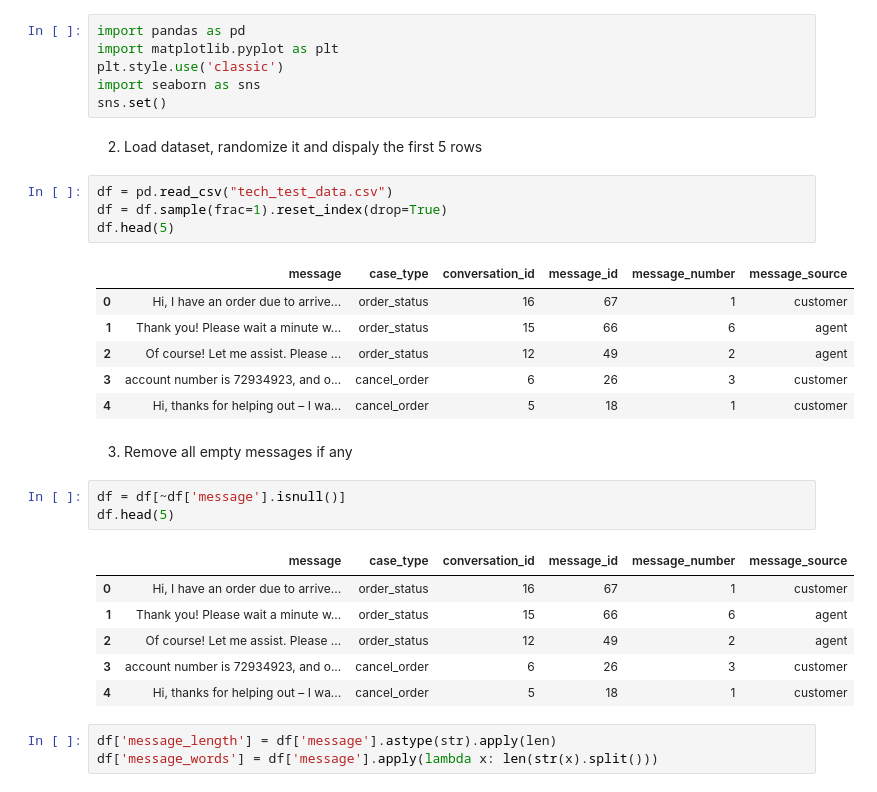
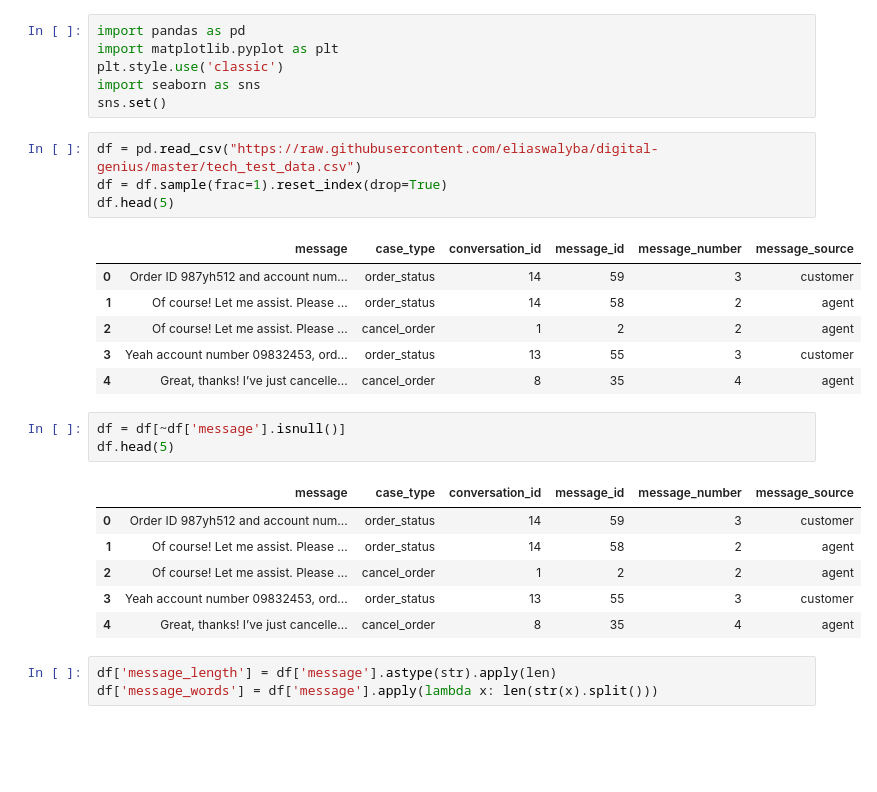
Before and after one commit to eliaswalyba/digital-genius, a Jupyter notebook: eda.ipynb, the cells around one changed output. Saved outputs shown, nothing was run; the diff lists cells and outputs as text; blank space fills up the shorter version.

```diff
--- a/eda.ipynb
+++ b/eda.ipynb
@@ -6,31 +7,27 @@ import matplotlib.pyplot as plt
 plt.style.use('classic')
 import seaborn as sns
 sns.set()
-# %% [markdown]
-2. Load dataset, randomize it and dispaly the first 5 rows
 # %%
-df = pd.read_csv("tech_test_data.csv")
+df = pd.read_csv("https://raw.githubusercontent.com/eliaswalyba/digital-genius/master/tech_test_data.csv")
 df = df.sample(frac=1).reset_index(drop=True)
 df.head(5)
 # %% [output]
 |  | message | case_type | conversation_id | message_id | message_number | message_source |
-| 0 | Hi, I have an order due to arrive... | order_status | 16 | 67 | 1 | customer |
-| 1 | Thank you! Please wait a minute w... | order_status | 15 | 66 | 6 | agent |
-| 2 | Of course! Let me assist. Please ... | order_status | 12 | 49 | 2 | agent |
-| 3 | account number is 72934923, and o... | cancel_order | 6 | 26 | 3 | customer |
-| 4 | Hi, thanks for helping out – I wa... | cancel_order | 5 | 18 | 1 | customer |
+| 0 | Order ID 987yh512 and account num... | order_status | 14 | 59 | 3 | customer |
+| 1 | Of course! Let me assist. Please ... | order_status | 14 | 58 | 2 | agent |
+| 2 | Of course! Let me assist. Please ... | cancel_order | 1 | 2 | 2 | agent |
+| 3 | Yeah account number 09832453, ord... | order_status | 13 | 55 | 3 | customer |
+| 4 | Great, thanks! I’ve just cancelle... | cancel_order | 8 | 35 | 4 | agent |
-# %% [markdown]
-3. Remove all empty messages if any
 # %%
 df = df[~df['message'].isnull()]
 df.head(5)
 # %% [output]
 |  | message | case_type | conversation_id | message_id | message_number | message_source |
-| 0 | Hi, I have an order due to arrive... | order_status | 16 | 67 | 1 | customer |
-| 1 | Thank you! Please wait a minute w... | order_status | 15 | 66 | 6 | agent |
-| 2 | Of course! Let me assist. Please ... | order_status | 12 | 49 | 2 | agent |
-| 3 | account number is 72934923, and o... | cancel_order | 6 | 26 | 3 | customer |
-| 4 | Hi, thanks for helping out – I wa... | cancel_order | 5 | 18 | 1 | customer |
+| 0 | Order ID 987yh512 and account num... | order_status | 14 | 59 | 3 | customer |
+| 1 | Of course! Let me assist. Please ... | order_status | 14 | 58 | 2 | agent |
+| 2 | Of course! Let me assist. Please ... | cancel_order | 1 | 2 | 2 | agent |
+| 3 | Yeah account number 09832453, ord... | order_status | 13 | 55 | 3 | customer |
+| 4 | Great, thanks! I’ve just cancelle... | cancel_order | 8 | 35 | 4 | agent |
 # %%
 df['message_length'] = df['message'].astype(str).apply(len)
 df['message_words'] = df['message'].apply(lambda x: len(str(x).split()))
```
Also changed, not shown: parts of 5 cells of this notebook.
